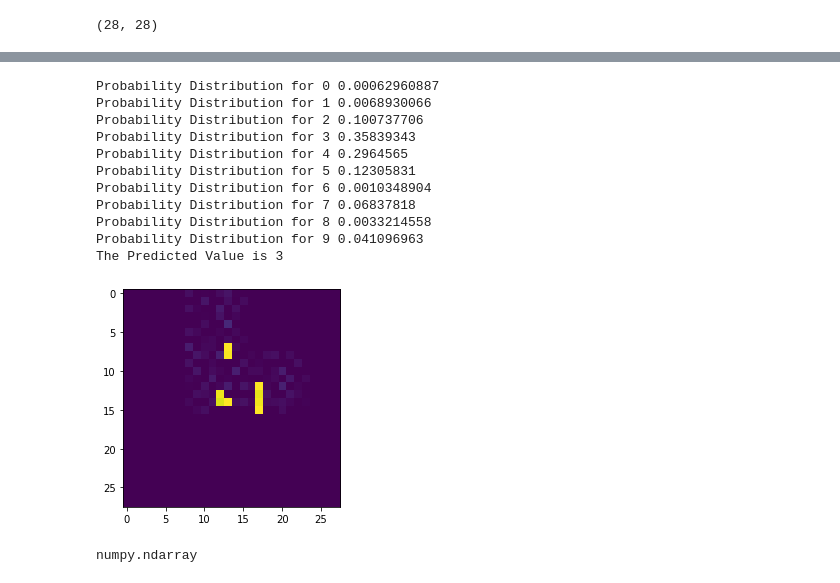
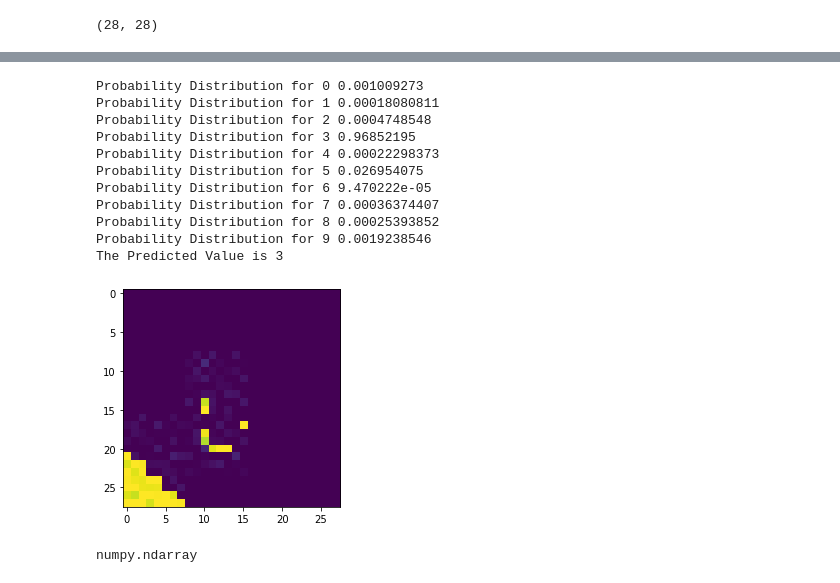
Before and after one commit to agrawalsourabh/MNIST-handwritten, a Jupyter notebook: MNIST-Handwritten.ipynb, the cells around one changed output, grey strips where cells are left out. Saved outputs shown, nothing was run; the diff lists cells and outputs as text; code cells hidden in the pictures.

Commit message:
image preprocess

```diff
--- a/MNIST-Handwritten.ipynb
+++ b/MNIST-Handwritten.ipynb
@@ -677,7 +677,7 @@ TypeError: 'tuple' object is not callable
 # %%
 from tensorflow.keras.preprocessing import image
 # %%
-file = 'D:\\personal\\Workplace\\GitRepos\\Machine Learning\\MNIST-handwritten\\test\\6_3.jpg'
+file = 'D:\\personal\\Workplace\\GitRepos\\Machine Learning\\MNIST-handwritten\\test\\4_3_new.jpg'
 # %%
 target_size = (28, 28, 1)
 # %%
@@ -723,21 +723,21 @@ def predict_value_method_3(image):
 
     print("The Predicted Value is",np.argmax(predicted[0]))
 # %%
-predict_value_method_3(cv.imread('D:\\personal\\Workplace\\GitRepos\\Machine Learning\\MNIST-handwritten\\test\\4_2_new.jpg',
+predict_value_method_3(cv.imread('D:\\personal\\Workplace\\GitRepos\\Machine Learning\\MNIST-handwritten\\test\\6_centercrop_new.jpg',
                                 cv.IMREAD_GRAYSCALE ))
 # %% [output]
-Probability Distribution for 0 0.00062960887
-Probability Distribution for 1 0.0068930066
-Probability Distribution for 2 0.100737706
-Probability Distribution for 3 0.35839343
-Probability Distribution for 4 0.2964565
-Probability Distribution for 5 0.12305831
-Probability Distribution for 6 0.0010348904
-Probability Distribution for 7 0.06837818
-Probability Distribution for 8 0.0033214558
-Probability Distribution for 9 0.041096963
+Probability Distribution for 0 0.001009273
+Probability Distribution for 1 0.00018080811
+Probability Distribution for 2 0.0004748548
+Probability Distribution for 3 0.96852195
+Probability Distribution for 4 0.00022298373
+Probability Distribution for 5 0.026954075
+Probability Distribution for 6 9.470222e-05
+Probability Distribution for 7 0.00036374407
+Probability Distribution for 8 0.00025393852
+Probability Distribution for 9 0.0019238546
 The Predicted Value is 3
-[figure, old version]
+[figure, new version]
 # %%
 type(x_train[4])
 # %% [output]
```
Also changed, not shown: parts of 5 cells of this notebook, 4 other files.
